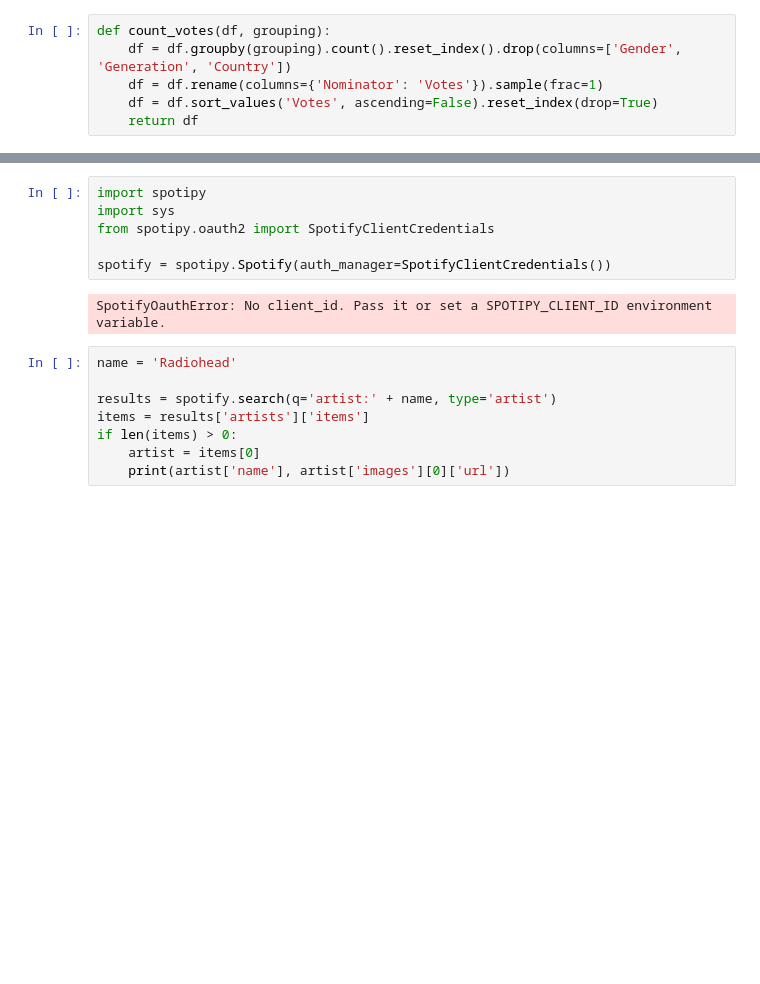
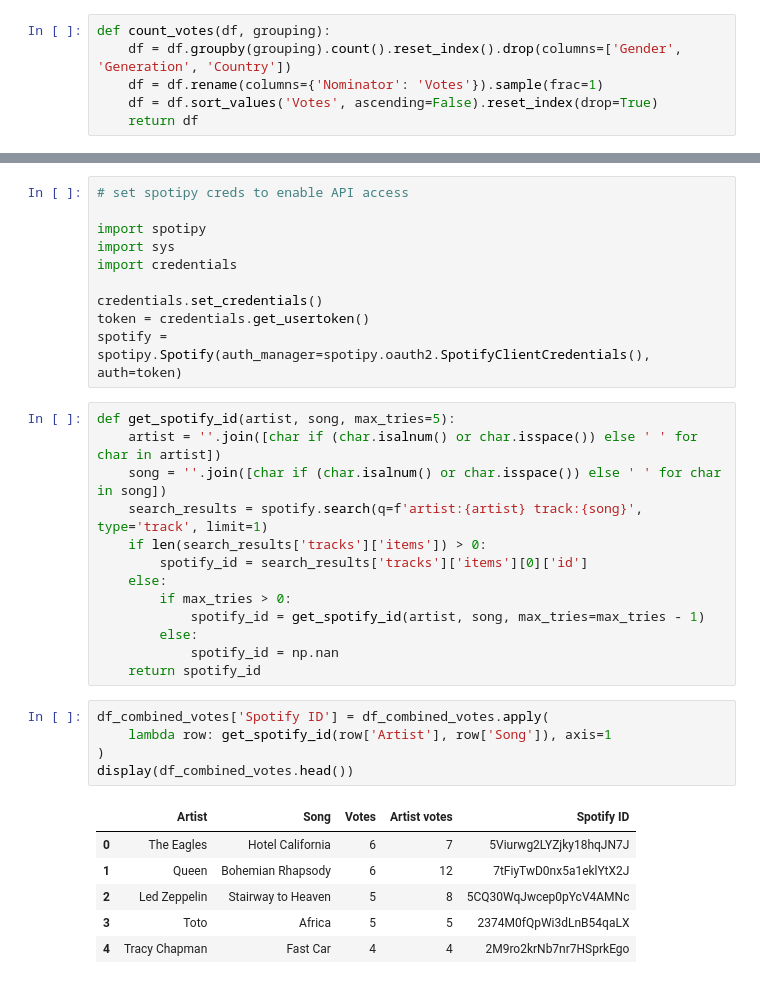
Before and after one commit to jvparidon/top73-alltime, a Jupyter notebook: Top2000.ipynb, the cells around one changed output, grey strips where cells are left out. Cells and saved outputs as stored; diff of their text form; blank space fills up the shorter version.

Commit message:
Added raw data, spotipy code

```diff
--- a/Top2000.ipynb
+++ b/Top2000.ipynb
@@ -159,16 +160,35 @@ display(df_combined_votes.sort_values(['Votes', 'Artist votes'], ascending=False
-# %%
-import spotipy
-import sys
-from spotipy.oauth2 import SpotifyClientCredentials
-
-spotify = spotipy.Spotify(auth_manager=SpotifyClientCredentials())
-# %% [output]
-SpotifyOauthError: No client_id. Pass it or set a SPOTIPY_CLIENT_ID environment variable.
-# %%
-name = 'Radiohead'
-
-results = spotify.search(q='artist:' + name, type='artist')
-items = results['artists']['items']
-if len(items) > 0:
-    artist = items[0]
-    print(artist['name'], artist['images'][0]['url'])
+# %%
+# set spotipy creds to enable API access
+
+import spotipy
+import sys
+import credentials
+
+credentials.set_credentials()
+token = credentials.get_usertoken()
+spotify = spotipy.Spotify(auth_manager=spotipy.oauth2.SpotifyClientCredentials(), auth=token)
+# %%
+def get_spotify_id(artist, song, max_tries=5):
+    artist = ''.join([char if (char.isalnum() or char.isspace()) else ' ' for char in artist])
+    song = ''.join([char if (char.isalnum() or char.isspace()) else ' ' for char in song])
+    search_results = spotify.search(q=f'artist:{artist} track:{song}', type='track', limit=1)
+    if len(search_results['tracks']['items']) > 0:
+        spotify_id = search_results['tracks']['items'][0]['id']
+    else:
+        if max_tries > 0:
+            spotify_id = get_spotify_id(artist, song, max_tries=max_tries - 1)
+        else:
+            spotify_id = np.nan
+    return spotify_id
+# %%
+df_combined_votes['Spotify ID'] = df_combined_votes.apply(
+    lambda row: get_spotify_id(row['Artist'], row['Song']), axis=1
+)
+display(df_combined_votes.head())
+# %% [output]
+|  | Artist | Song | Votes | Artist votes | Spotify ID |
+| 0 | The Eagles | Hotel California | 6 | 7 | 5Viurwg2LYZjky18hqJN7J |
+| 1 | Queen | Bohemian Rhapsody | 6 | 12 | 7tFiyTwD0nx5a1eklYtX2J |
+| 2 | Led Zeppelin | Stairway to Heaven | 5 | 8 | 5CQ30WqJwcep0pYcV4AMNc |
+| 3 | Toto | Africa | 5 | 5 | 2374M0fQpWi3dLnB54qaLX |
+| 4 | Tracy Chapman | Fast Car | 4 | 4 | 2M9ro2krNb7nr7HSprkEgo |
```
Also changed, not shown: parts of 10 cells of this notebook, 1 other file.
